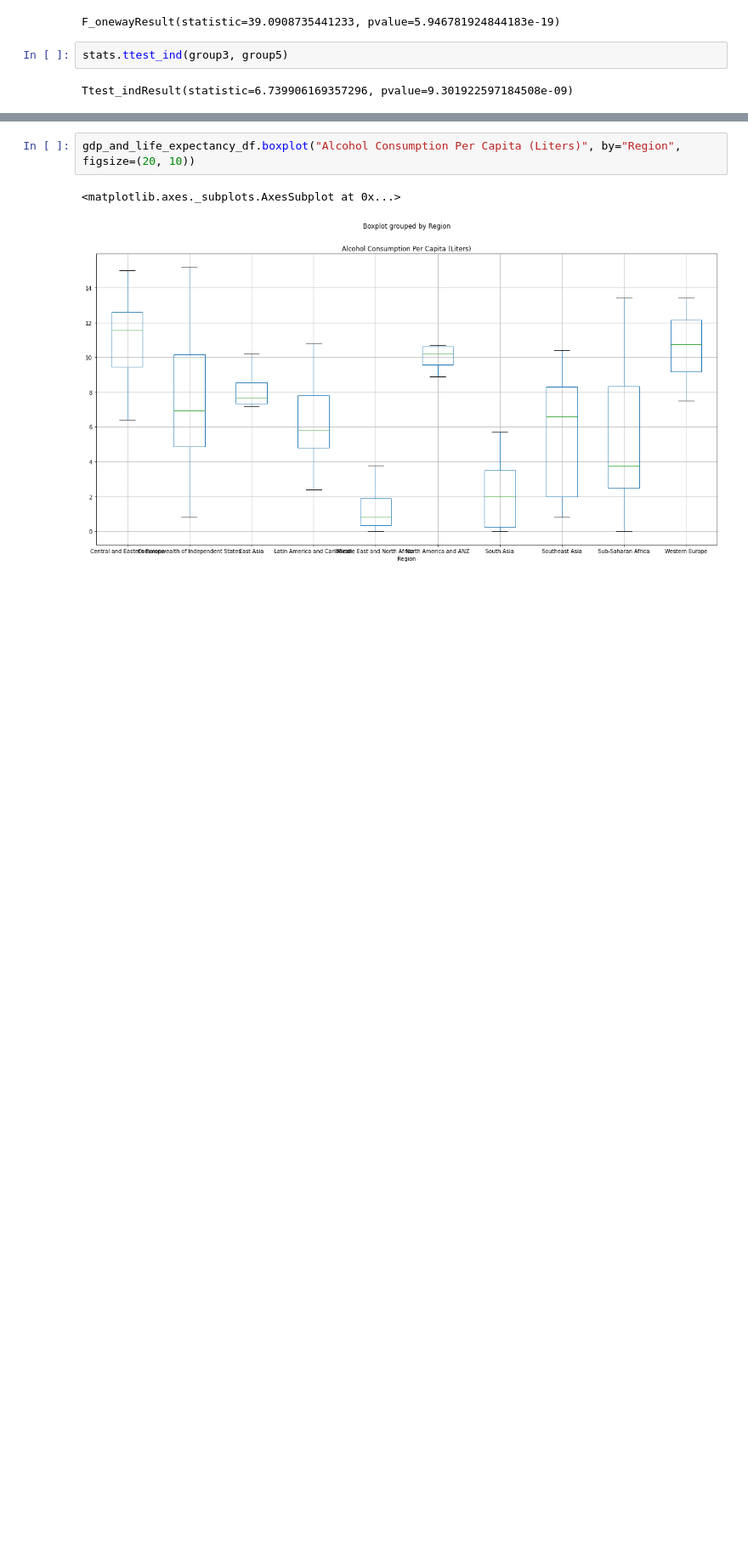
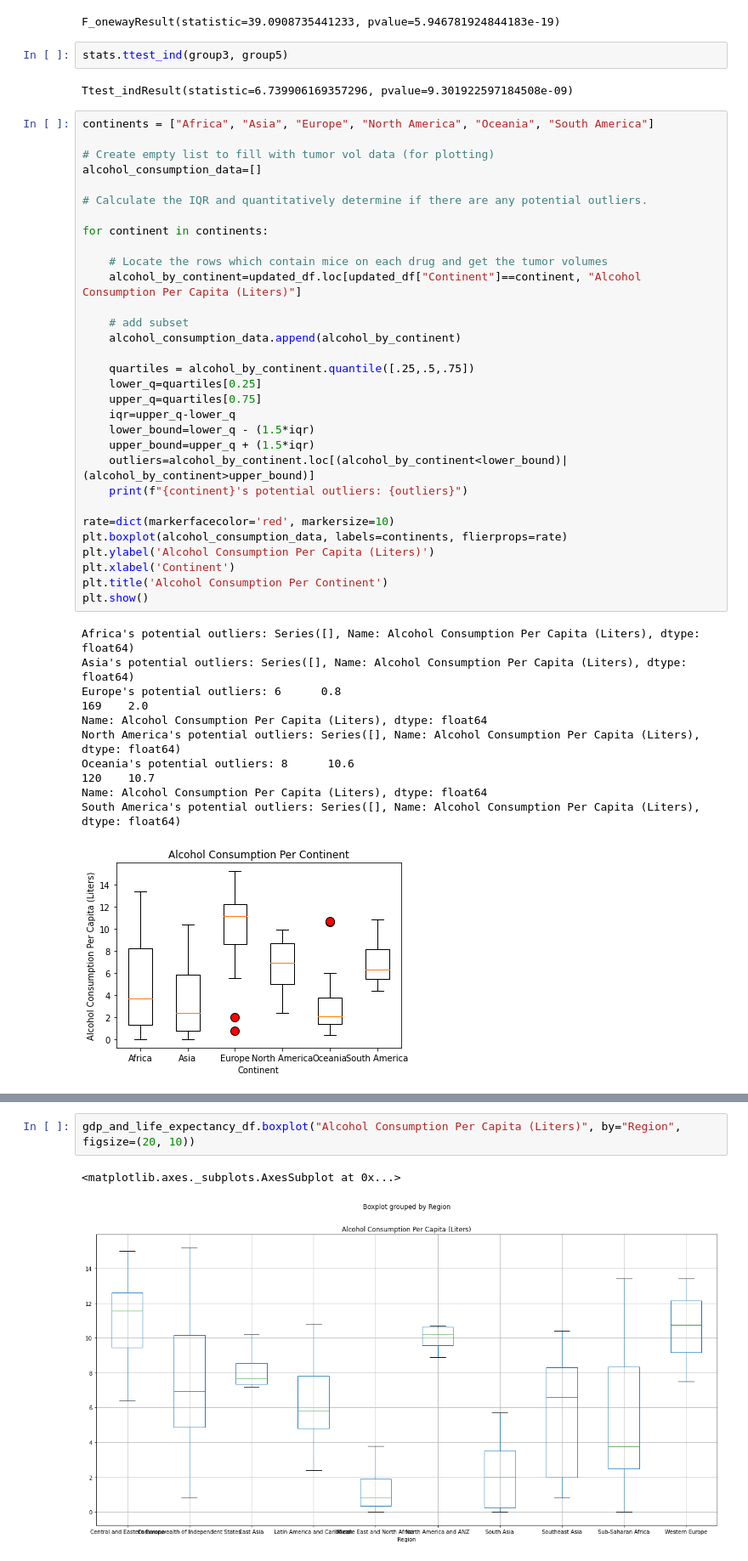
Before and after one commit to reccleston/data-analysis-project-1, a Jupyter notebook: nadia/project_work_2021.ipynb, the cells around one changed output, grey strips where cells are left out. Shown at 85% size. Saved outputs shown, nothing was run; the diff lists cells and outputs as text; blank space fills up the shorter version.

```diff
--- a/nadia/project_work_2021.ipynb
+++ b/nadia/project_work_2021.ipynb
@@ -307,3 +307,46 @@ F_onewayResult(statistic=39.0908735441233, pvalue=5.946781924844183e-19)
 stats.ttest_ind(group3, group5)
 # %% [output]
 Ttest_indResult(statistic=6.739906169357296, pvalue=9.301922597184508e-09)
+# %%
+continents = ["Africa", "Asia", "Europe", "North America", "Oceania", "South America"]
+
+# Create empty list to fill with tumor vol data (for plotting)
+alcohol_consumption_data=[]
+
+# Calculate the IQR and quantitatively determine if there are any potential outliers.
+
+for continent in continents:
+
+    # Locate the rows which contain mice on each drug and get the tumor volumes
+    alcohol_by_continent=updated_df.loc[updated_df["Continent"]==continent, "Alcohol Consumption Per Capita (Liters)"]
+
+    # add subset
+    alcohol_consumption_data.append(alcohol_by_continent)
+
+    quartiles = alcohol_by_continent.quantile([.25,.5,.75])
+    lower_q=quartiles[0.25]
+    upper_q=quartiles[0.75]
+    iqr=upper_q-lower_q
+    lower_bound=lower_q - (1.5*iqr)
+    upper_bound=upper_q + (1.5*iqr)
+    outliers=alcohol_by_continent.loc[(alcohol_by_continent<lower_bound)|(alcohol_by_continent>upper_bound)]
+    print(f"{continent}'s potential outliers: {outliers}")
+
+rate=dict(markerfacecolor='red', markersize=10)
+plt.boxplot(alcohol_consumption_data, labels=continents, flierprops=rate)
+plt.ylabel('Alcohol Consumption Per Capita (Liters)')
+plt.xlabel('Continent')
+plt.title('Alcohol Consumption Per Continent')
+plt.show()
+# %% [output]
+Africa's potential outliers: Series([], Name: Alcohol Consumption Per Capita (Liters), dtype: float64)
+Asia's potential outliers: Series([], Name: Alcohol Consumption Per Capita (Liters), dtype: float64)
+Europe's potential outliers: 6      0.8
+169    2.0
+Name: Alcohol Consumption Per Capita (Liters), dtype: float64
+North America's potential outliers: Series([], Name: Alcohol Consumption Per Capita (Liters), dtype: float64)
+Oceania's potential outliers: 8      10.6
+120    10.7
+Name: Alcohol Consumption Per Capita (Liters), dtype: float64
+South America's potential outliers: Series([], Name: Alcohol Consumption Per Capita (Liters), dtype: float64)
+[figure, added]
```
Also changed, not shown: parts of 4 cells of this notebook.
